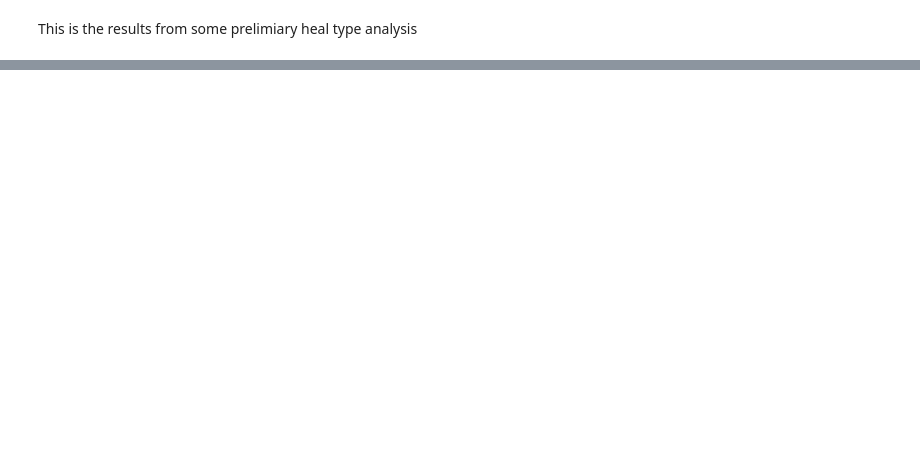
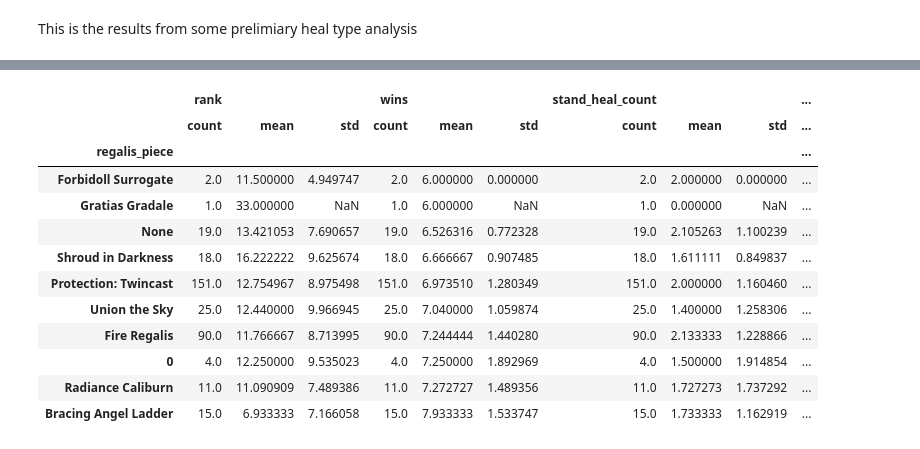
Before and after one commit to Silver-Sapphire/BCSanalysis, a Jupyter notebook: BCSdata.ipynb, the cells around one changed output, grey strips where cells are left out. Drawn from its saved outputs; the diff is of its cells as text; code cells hidden in the pictures; blank space fills up the shorter version.

```diff
--- a/BCSdata.ipynb
+++ b/BCSdata.ipynb
@@ -460,0 +566,17 @@ The next questions I have;
+# %%
+foo = top_df.groupby('regalis_piece').describe().loc[:, (slice(None), ['count','mean', 'std'])]
+foo.sort_values(('wins', 'mean'))
+# %% [output]
+|  | rank |  |  | wins |  |  | stand_heal_count |  |  | ... |
+|  | count | mean | std | count | mean | std | count | mean | std | ... |
+| regalis_piece |  |  |  |  |  |  |  |  |  | ... |
+| Forbidoll Surrogate | 2.0 | 11.500000 | 4.949747 | 2.0 | 6.000000 | 0.000000 | 2.0 | 2.000000 | 0.000000 | ... |
+| Gratias Gradale | 1.0 | 33.000000 | NaN | 1.0 | 6.000000 | NaN | 1.0 | 0.000000 | NaN | ... |
+| None | 19.0 | 13.421053 | 7.690657 | 19.0 | 6.526316 | 0.772328 | 19.0 | 2.105263 | 1.100239 | ... |
+| Shroud in Darkness | 18.0 | 16.222222 | 9.625674 | 18.0 | 6.666667 | 0.907485 | 18.0 | 1.611111 | 0.849837 | ... |
+| Protection: Twincast | 151.0 | 12.754967 | 8.975498 | 151.0 | 6.973510 | 1.280349 | 151.0 | 2.000000 | 1.160460 | ... |
+| Union the Sky | 25.0 | 12.440000 | 9.966945 | 25.0 | 7.040000 | 1.059874 | 25.0 | 1.400000 | 1.258306 | ... |
+| Fire Regalis | 90.0 | 11.766667 | 8.713995 | 90.0 | 7.244444 | 1.440280 | 90.0 | 2.133333 | 1.228866 | ... |
+| 0 | 4.0 | 12.250000 | 9.535023 | 4.0 | 7.250000 | 1.892969 | 4.0 | 1.500000 | 1.914854 | ... |
+| Radiance Caliburn | 11.0 | 11.090909 | 7.489386 | 11.0 | 7.272727 | 1.489356 | 11.0 | 1.727273 | 1.737292 | ... |
+| Bracing Angel Ladder | 15.0 | 6.933333 | 7.166058 | 15.0 | 7.933333 | 1.533747 | 15.0 | 1.733333 | 1.162919 | ... |
```
Also changed, not shown: parts of 57 cells of this notebook, 3 other files.
